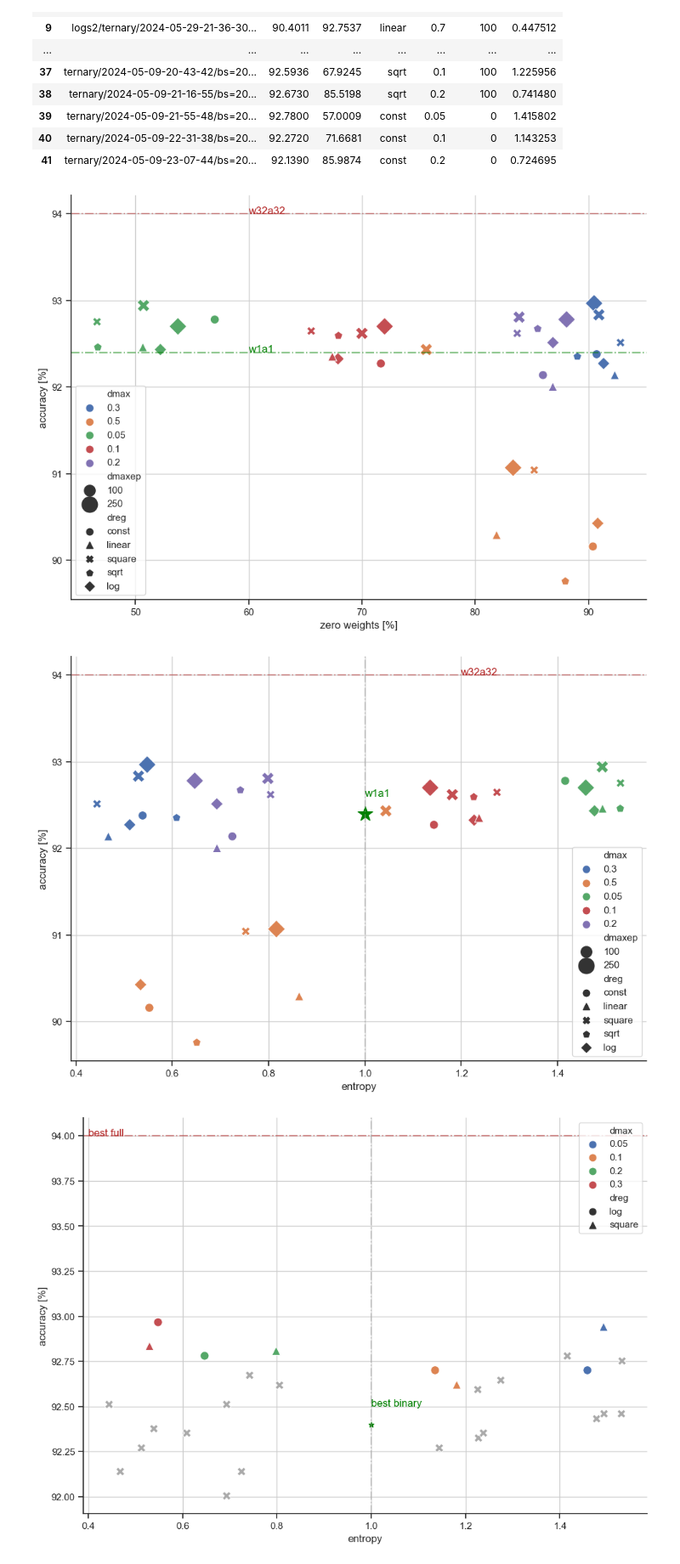
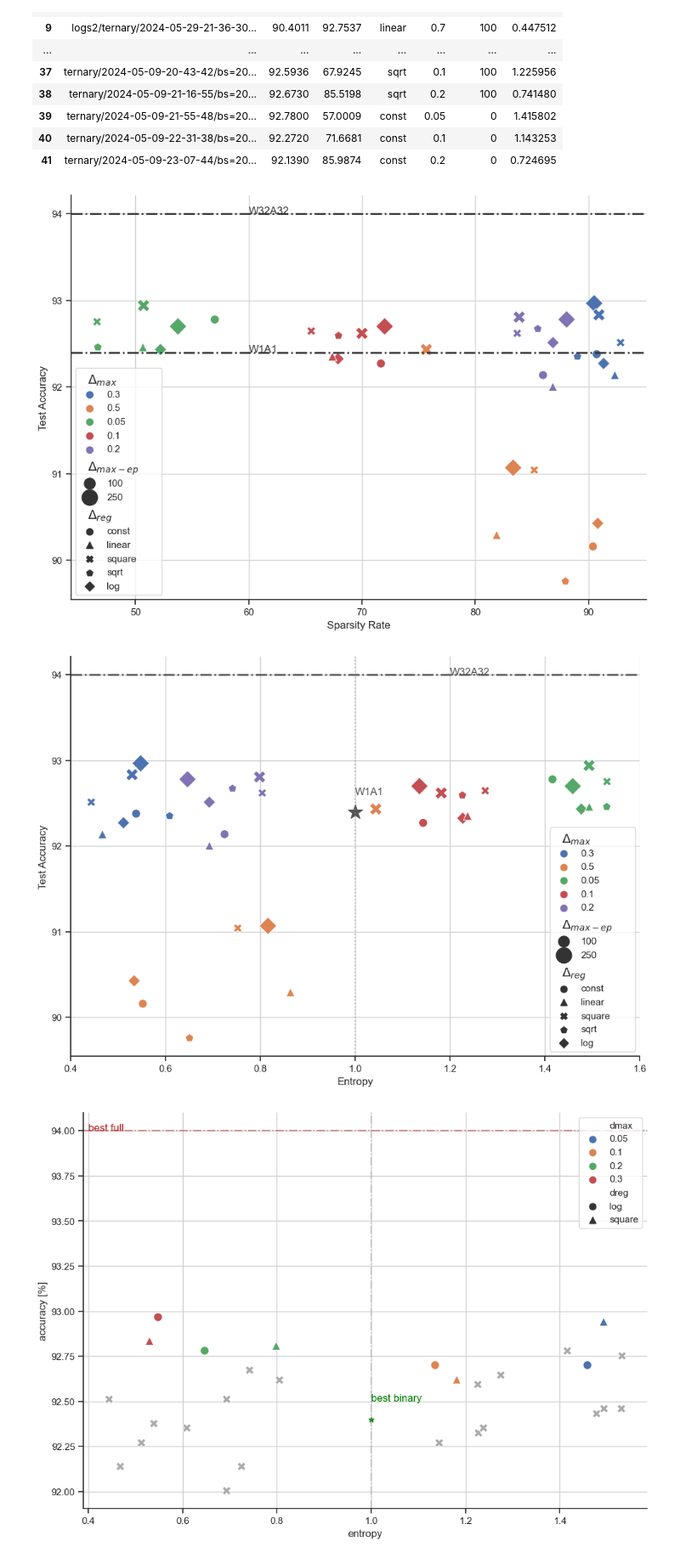
Before and after one commit to jackss011/gyro-classifier, a Jupyter notebook: chart.ipynb, the cells around one changed output. Shown at 85% size. Saved outputs shown, nothing was run; the diff lists cells and outputs as text; code cells hidden in the pictures.

```diff
--- a/chart.ipynb
+++ b/chart.ipynb
@@ -250,6 +250,24 @@ df
 | 39 | ternary/2024-05-09-21-55-48/bs=20... | 92.7800 | 57.0009 | const | 0.05 | 0 | 1.415802 |
 | 40 | ternary/2024-05-09-22-31-38/bs=20... | 92.2720 | 71.6681 | const | 0.1 | 0 | 1.143253 |
 | 41 | ternary/2024-05-09-23-07-44/bs=20... | 92.1390 | 85.9874 | const | 0.2 | 0 | 0.724695 |
+# %%
+def fix_legend(legend):
+    for t in legend.get_texts():
+        make_it_title = True
+
+        if t.get_text() == 'dreg':
+            t.set_text(r"$\Delta_{reg}$")
+        elif t.get_text() == 'dmax':
+            t.set_text(r"$\Delta_{max}$")
+        elif t.get_text() == 'dmaxep':
+            t.set_text(r"$\Delta_{max-ep}$")
+        else:
+            make_it_title=False
+
+        if make_it_title:
+            t.set_position((-30, -3))
+            t.set_fontweight("bold")
+            t.set_fontsize('large')
 # %%
 df1 = df.copy()
 # df1 = df1[df1['dmaxep'].astype(float) < 200]
@@ -265,38 +283,45 @@ if do_zoom:
 
 # y_low = 91
 g = sns.scatterplot(df1, x="zero", y="acc", hue="dmax", style="dreg", size="dmaxep", legend='full', markers=['o', '^', 'X', 'p', 'D'], sizes=(100, 200))
-g.legend(markerscale=1.25)
-plt.xlabel("zero weights [%]")
-plt.ylabel("accuracy [%]")
+legend = g.legend(markerscale=1.25)
+fix_legend(legend)
+
+plt.xlabel("Sparsity Rate")
+plt.ylabel("Test Accuracy")
 if not do_zoom:
     plt.yticks([x for x in range(y_low, 94+1)])
 
-plt.axhline(best_full, 0, 100, alpha=0.5, c='firebrick', linestyle='-.')
-plt.annotate("w32a32", xy=(60, best_full), c='firebrick')
-plt.axhline(best_binary, 0, 100, alpha=0.5, c='green', linestyle='-.')
-plt.annotate("w1a1", xy=(60, best_binary), c='green')
+plt.axhline(best_full, 0, 100, c='#333', linestyle='-.', lw=2)
+plt.annotate("W32A32", xy=(60, best_full), c='#333')
+plt.axhline(best_binary, 0, 100, c='#333', linestyle='-.', lw=2)
+plt.annotate("W1A1", xy=(60, best_binary), c='#333')
 
 plt.grid('both')
 # %% [output]
-[figure, old version]
+[figure, new version]
 # %%
 # g = sns.scatterplot(df1, x="entropy", y="acc", hue="dmax", style="dreg", markers=['o', '^', 'X', 'p', 'D'], s=100)
 g = sns.scatterplot(df1, x="entropy", y="acc", hue="dmax", style="dreg", size="dmaxep", legend='full', markers=['o', '^', 'X', 'p', 'D'], sizes=(100, 200))
-g.legend(markerscale=1.25, )
-plt.xlabel("entropy")
-plt.ylabel("accuracy [%]")
+legend = g.legend(markerscale=1.25, alignment='left')
+fix_legend(legend)
+
+plt.xlabel("Entropy")
+plt.xlim((0.4, 1.6))
+plt.ylabel("Test Accuracy")
 if not do_zoom:
     plt.yticks([x for x in range(y_low, 94+1)])
 
-plt.axhline(best_full, 0, 100, alpha=0.5, c='firebrick', linestyle='-.')
-plt.annotate("w32a32", xy=(1.2, best_full), c='firebrick')
-plt.axvline(1, 0, 100, alpha=0.5, c='#999', linestyle='-.')
-plt.scatter([1.0], [best_binary], c="green", marker='*', s=300)
-plt.annotate("w1a1", xy=(1.0, best_binary+0.2), c="green")
+plt.axhline(best_full, 0, 100, c='#555', linestyle='-.', lw=2)
+plt.annotate("W32A32", xy=(1.2, best_full), c='#555')
+plt.axvline(1, 0, 100, alpha=0.5, c='#999', linestyle=':')
+plt.scatter([1.0], [best_binary], c="#555", marker='*', s=300)
+plt.annotate("W1A1", xy=(1.0, best_binary+0.2), c="#555")
+
+
 
 plt.grid()
 # %% [output]
-[figure, old version]
+[figure, new version]
 # %%
 df2 = df.copy()
 df2 = df2[(df2['dmaxep'].astype(float) > 200) & (df2['dmax'].astype(float) < 0.4)]
```
Also changed, not shown: 1 other file.
